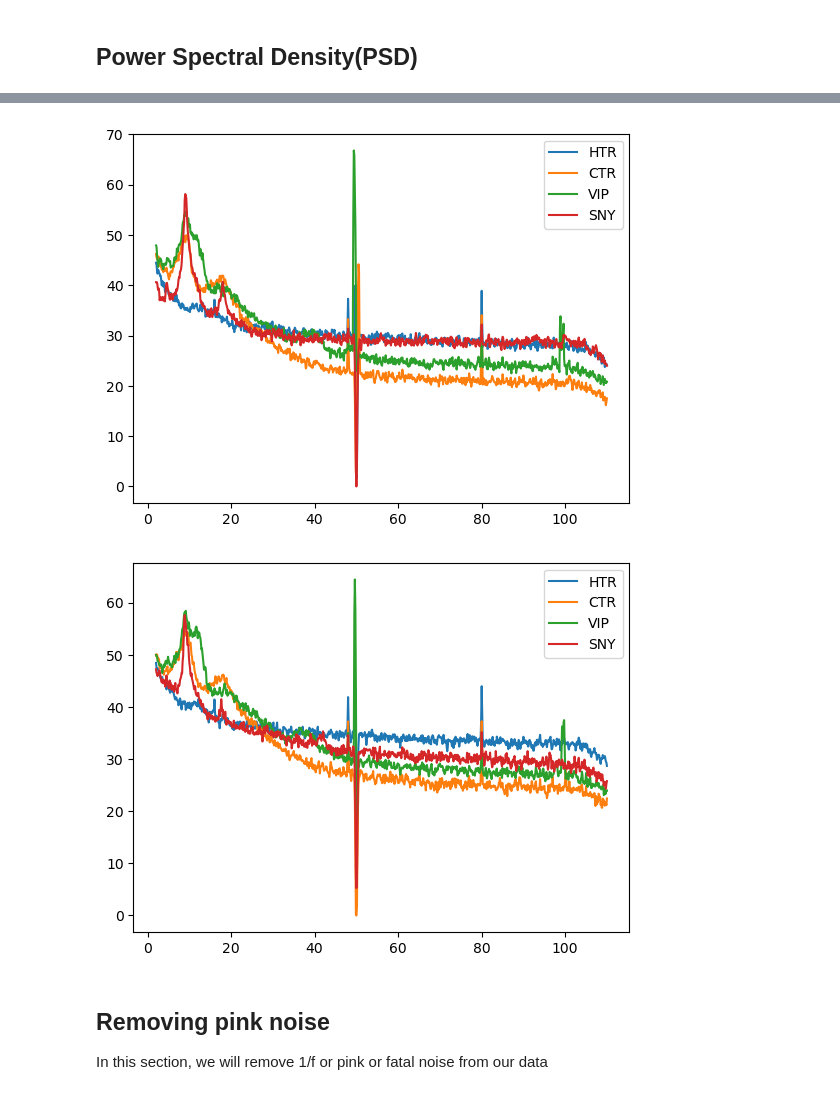
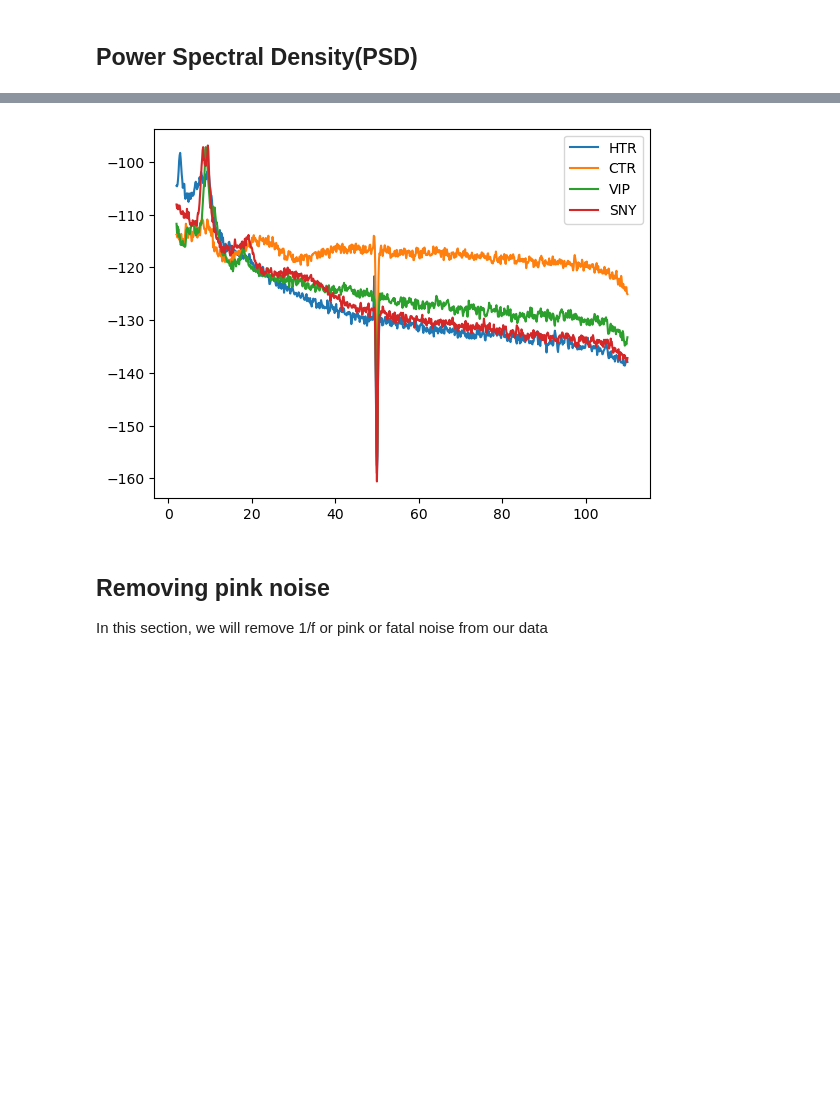
Before and after one commit to navnoorsingh0309/Brain_waves_analysis, a Jupyter notebook: main_TF.ipynb, the cells around one changed output, grey strips where cells are left out. Saved outputs shown, nothing was run; the diff lists cells and outputs as text; code cells hidden in the pictures; blank space fills up the shorter version.

```diff
--- a/main_TF.ipynb
+++ b/main_TF.ipynb
@@ -92,3 +108,14 @@ Using CUDA for FFT resampling
+# %%
+%%capture
+
+# Downsampling data to 256 Hz
+raw_resampled = [raw_data.copy().resample(sfreq=256, npad="auto", n_jobs="cuda") for raw_data in cropped_raw_data]
+
+# Downsampling data to 256 Hz
+htr_med1_resampled = [med1_data.copy().resample(sfreq=256, npad="auto", n_jobs="cuda") for med1_data in cropped_htr_med1_data]
+ctr_med1_resampled = [med1_data.copy().resample(sfreq=256, npad="auto", n_jobs="cuda") for med1_data in cropped_ctr_med1_data]
+vip_med1_resampled = [med1_data.copy().resample(sfreq=256, npad="auto", n_jobs="cuda") for med1_data in cropped_vip_med1_data]
+sny_med1_resampled = [med1_data.copy().resample(sfreq=256, npad="auto", n_jobs="cuda") for med1_data in cropped_sny_med1_data]
 # %%
 # Preprocessing
 # Cleaning the entire EEG
@@ -208,9 +250,3 @@ for epochs in epochs_list:
     itc.append(i)
 # %% [markdown]
 ## Power Spectral Density(PSD)
-# %%
-psdDatas, psdFreqs = [],  []
-for i in med1 + med2:
-    psdData, psdFreq = filtered_data[i].compute_psd(fmin=2, fmax=110, picks=['Oz']).get_data(return_freqs = True)
-    psdDatas.append(psdData)
-    psdFreqs.append(psdFreq)
@@ -240,37 +252,0 @@ Need more than one channel to make topography for eeg. Disabling interactivity.
-# %%
-plt.clf()
-
-# Shfit so that positive values
-shift_med1 = np.min([np.min(10*np.log10(psdDatas[0][0])), np.min(10*np.log10(psdDatas[1][0])), np.min(10*np.log10(psdDatas[2][0])), np.min(10*np.log10(psdDatas[3][0]))])
-# Med1
-plt.plot(psdFreq, 10*np.log10(psdDatas[0][0]) - shift_med1);
-plt.plot(psdFreq, 10*np.log10(psdDatas[1][0]) - shift_med1);
-plt.plot(psdFreq, 10*np.log10(psdDatas[2][0]) - shift_med1);
-plt.plot(psdFreq, 10*np.log10(psdDatas[3][0]) - shift_med1);
-plt.legend([
-    'HTR',
-    'CTR',
-    'VIP',
-    'SNY'
-])
-plt.show();
-
-plt.clf()
-
-# Shfit so that positive values
-shift_med2 = np.min([np.min(10*np.log10(psdDatas[4][0])), np.min(10*np.log10(psdDatas[5][0])), np.min(10*np.log10(psdDatas[6][0])), np.min(10*np.log10(psdDatas[7][0]))])
-# Med2
-plt.plot(psdFreq, 10*np.log10(psdDatas[4][0]) - shift_med2);
-plt.plot(psdFreq, 10*np.log10(psdDatas[5][0]) - shift_med2);
-plt.plot(psdFreq, 10*np.log10(psdDatas[6][0]) - shift_med2);
-plt.plot(psdFreq, 10*np.log10(psdDatas[7][0]) - shift_med2);
-plt.legend([
-    'HTR',
-    'CTR',
-    'VIP',
-    'SNY'
-])
-plt.show();
-# %% [output]
-[figure, removed]
-[figure, removed]
@@ -277,3 +280,26 @@ plt.show();
+# %%
+htr_avg = np.mean(htr_med1_psdData, axis=0)
+ctr_avg = np.mean(ctr_med1_psdData, axis=0)
+vip_avg = np.mean(vip_med1_psdData, axis=0)
+sny_avg = np.mean(sny_med1_psdData, axis=0)
+# %%
+plt.clf()
+
+shift_med1 = 0
+# Med1
+plt.plot(psdFreq, 10*np.log10(htr_avg) - shift_med1);
+plt.plot(psdFreq, 10*np.log10(ctr_avg) - shift_med1);
+plt.plot(psdFreq, 10*np.log10(vip_avg) - shift_med1);
+plt.plot(psdFreq, 10*np.log10(sny_avg) - shift_med1);
+plt.legend([
+    'HTR',
+    'CTR',
+    'VIP',
+    'SNY'
+])
+plt.show();
+# %% [output]
+[figure, added]
 # %% [markdown]
 ## Removing pink noise
 In this section, we will remove 1/f or pink or fatal noise from our data
```
Also changed, not shown: parts of 18 cells of this notebook.
